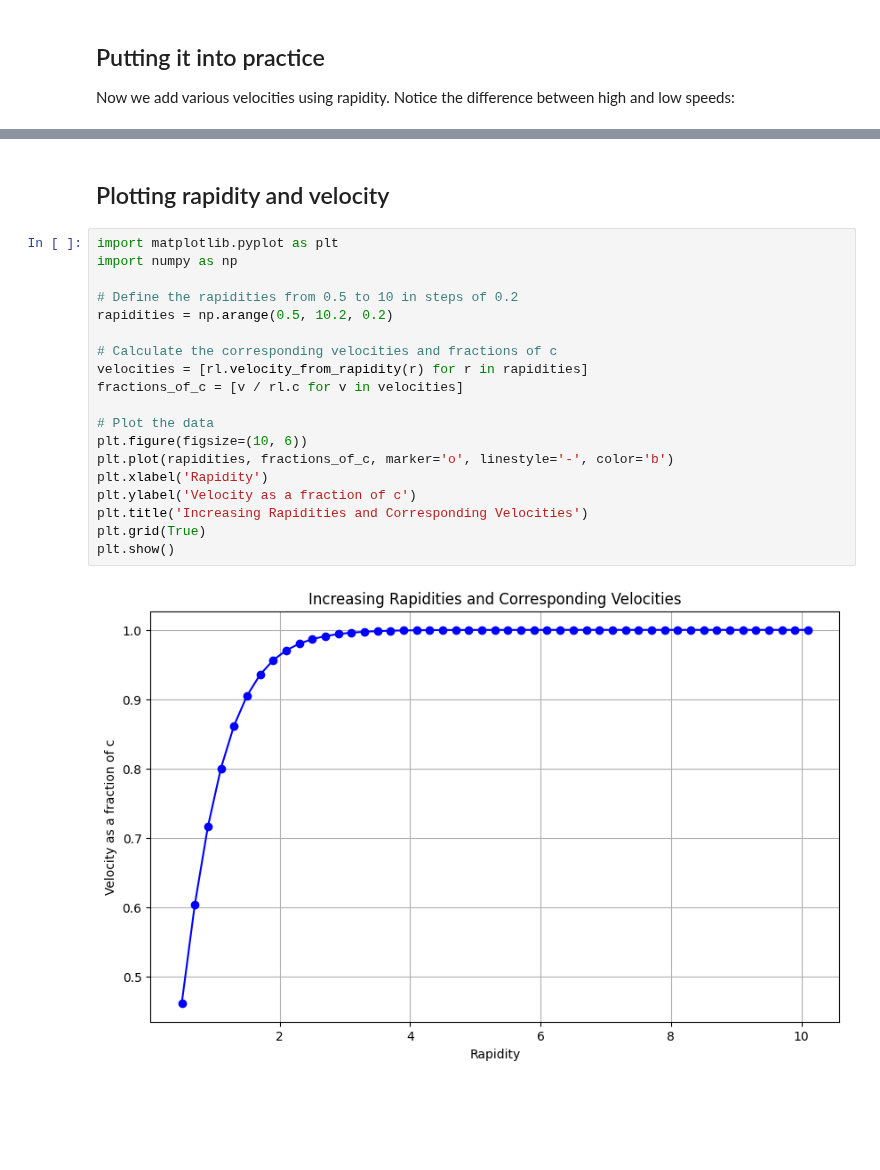
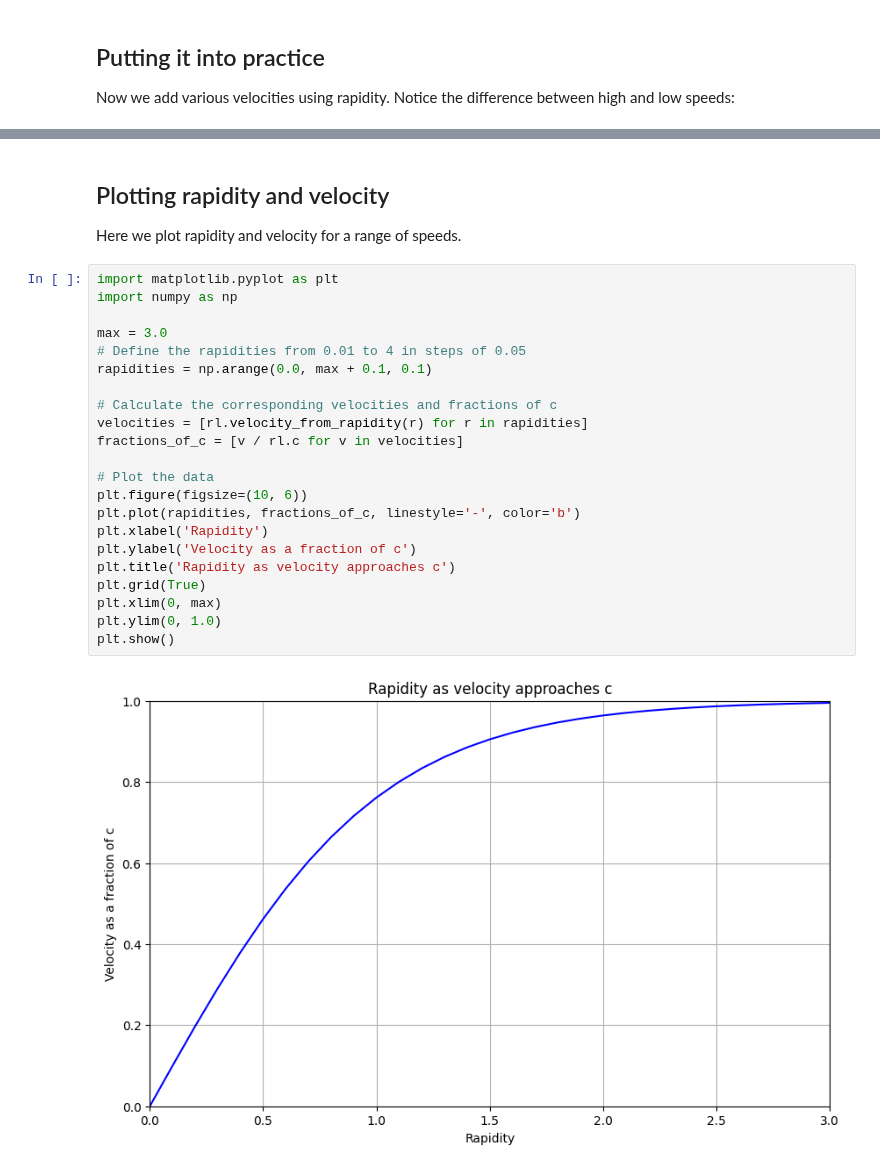
Before and after one commit to lookbusy1344/Relativity, a Jupyter notebook: Python/Rapidity.ipynb, the cells around one changed output, grey strips where cells are left out. Cells and saved outputs as stored; diff of their text form; blank space fills up the shorter version.

Commit message:
Improving rapidity graph

```diff
--- a/Python/Rapidity.ipynb
+++ b/Python/Rapidity.ipynb
@@ -135,24 +135,29 @@ display(Markdown(markdown_table))
 | 299792457.99999999999999 | 299792457.99999999999999999999 |           599,584,915 |       26.22 |       33.13 |      59.3556 | 299,792,457.99999999999999999999999999999999999999999983 | 0.99999999999999999999999999999999999999999999999999944 |
 # %% [markdown]
 ## Plotting rapidity and velocity
+
+Here we plot rapidity and velocity for a range of speeds.
 # %%
 import matplotlib.pyplot as plt
 import numpy as np
 
-# Define the rapidities from 0.5 to 10 in steps of 0.2
-rapidities = np.arange(0.5, 10.2, 0.2)
+max = 3.0
+# Define the rapidities from 0.01 to 4 in steps of 0.05
+rapidities = np.arange(0.0, max + 0.1, 0.1)
 
 # Calculate the corresponding velocities and fractions of c
 velocities = [rl.velocity_from_rapidity(r) for r in rapidities]
 fractions_of_c = [v / rl.c for v in velocities]
 
 # Plot the data
 plt.figure(figsize=(10, 6))
-plt.plot(rapidities, fractions_of_c, marker='o', linestyle='-', color='b')
+plt.plot(rapidities, fractions_of_c, linestyle='-', color='b')
 plt.xlabel('Rapidity')
 plt.ylabel('Velocity as a fraction of c')
-plt.title('Increasing Rapidities and Corresponding Velocities')
+plt.title('Rapidity as velocity approaches c')
 plt.grid(True)
+plt.xlim(0, max)
+plt.ylim(0, 1.0)
 plt.show()
 # %% [output]
-[figure, old version]
+[figure, new version]
```
